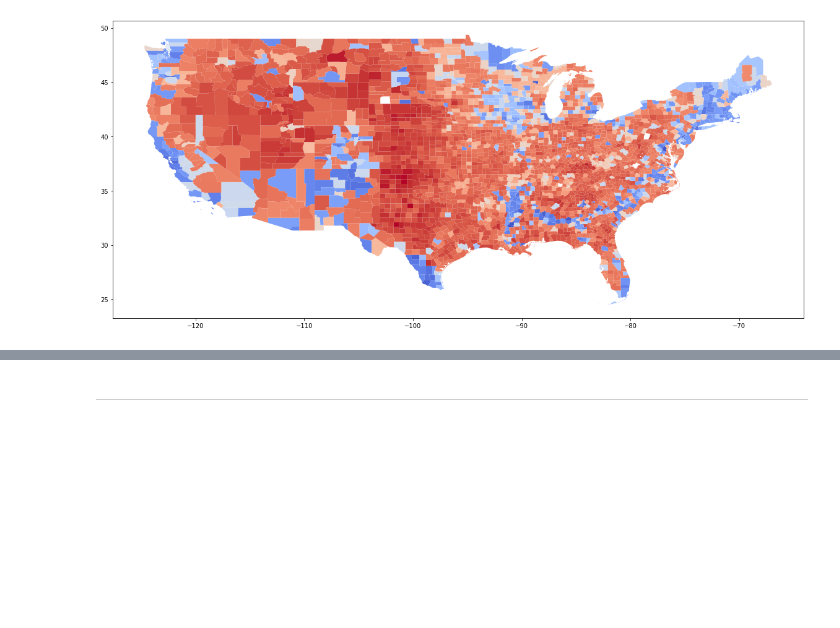
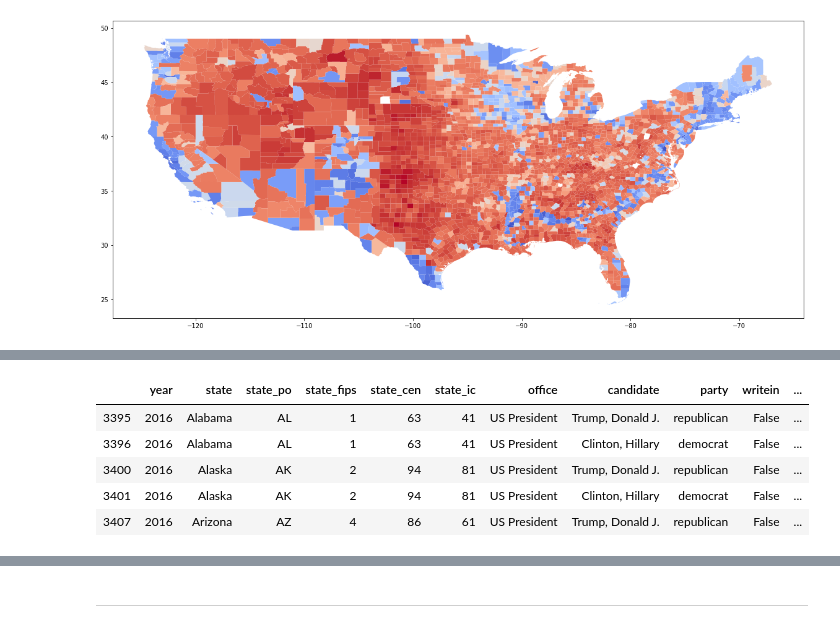
Before and after one commit to joshuaiokua/data100_final-project, a Jupyter notebook: Josh_notebook.ipynb, the cells around one changed output, grey strips where cells are left out. Drawn from its saved outputs; the diff is of its cells as text; code cells hidden in the pictures; blank space fills up the shorter version.

```diff
--- a/Josh_notebook.ipynb
+++ b/Josh_notebook.ipynb
@@ -206,0 +225,13 @@ merged_shape_cont.plot(column='Total', cmap='coolwarm', figsize=(20,10), linewid
+# %%
+presidential_df = pd.read_csv('1976-2016-president.csv')
+presidential_df = presidential_df[presidential_df['year'] == 2016]
+presidential_df = presidential_df[(presidential_df['party'] == 'republican') |
+                                  (presidential_df['party'] == 'democrat')]
+presidential_df.head()
+# %% [output]
+|  | year | state | state_po | state_fips | state_cen | state_ic | office | candidate | party | writein | ... |
+| 3395 | 2016 | Alabama | AL | 1 | 63 | 41 | US President | Trump, Donald J. | republican | False | ... |
+| 3396 | 2016 | Alabama | AL | 1 | 63 | 41 | US President | Clinton, Hillary | democrat | False | ... |
+| 3400 | 2016 | Alaska | AK | 2 | 94 | 81 | US President | Trump, Donald J. | republican | False | ... |
+| 3401 | 2016 | Alaska | AK | 2 | 94 | 81 | US President | Clinton, Hillary | democrat | False | ... |
+| 3407 | 2016 | Arizona | AZ | 4 | 86 | 61 | US President | Trump, Donald J. | republican | False | ... |
```
Also changed, not shown: parts of 4 cells of this notebook, 1 other file.
